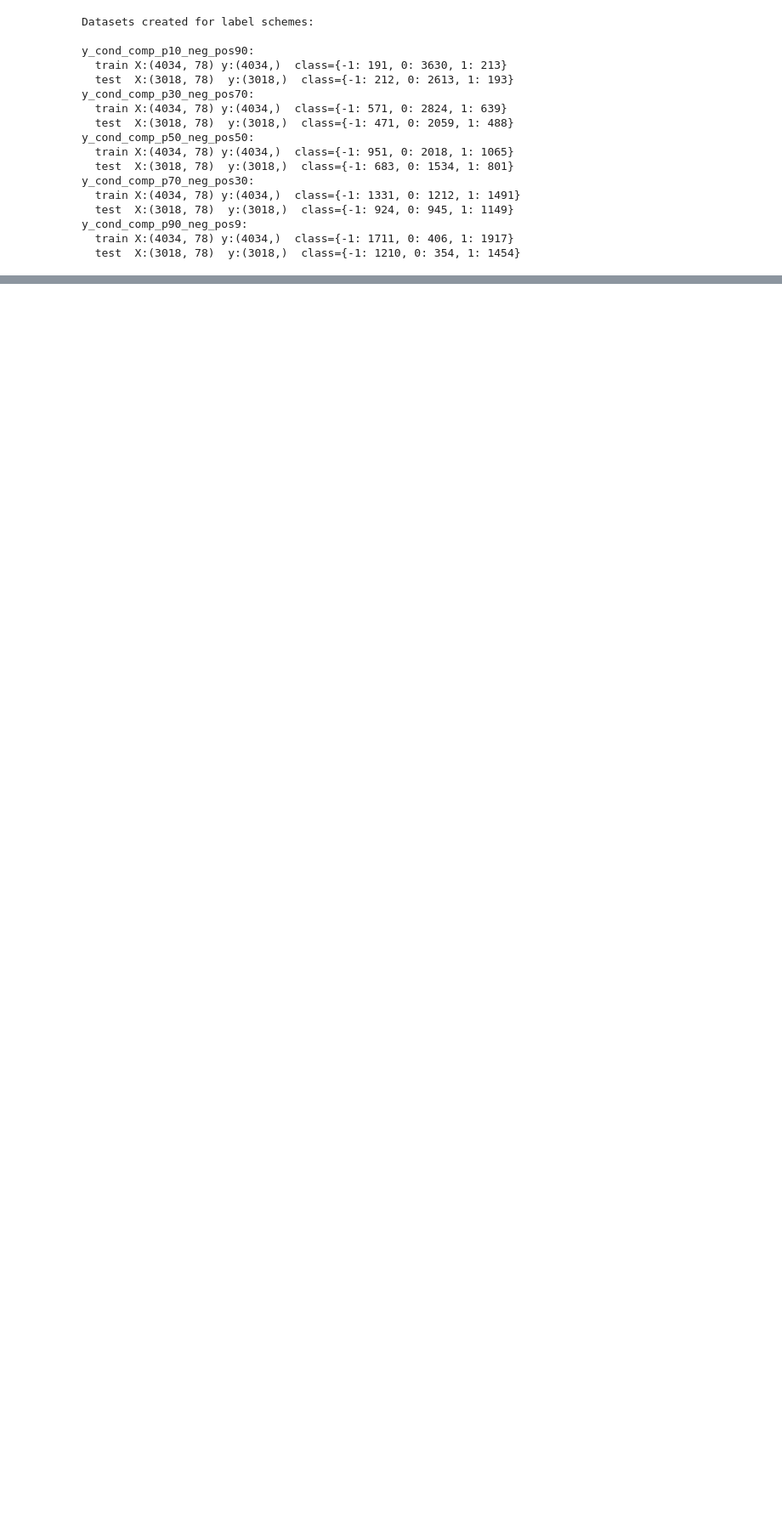
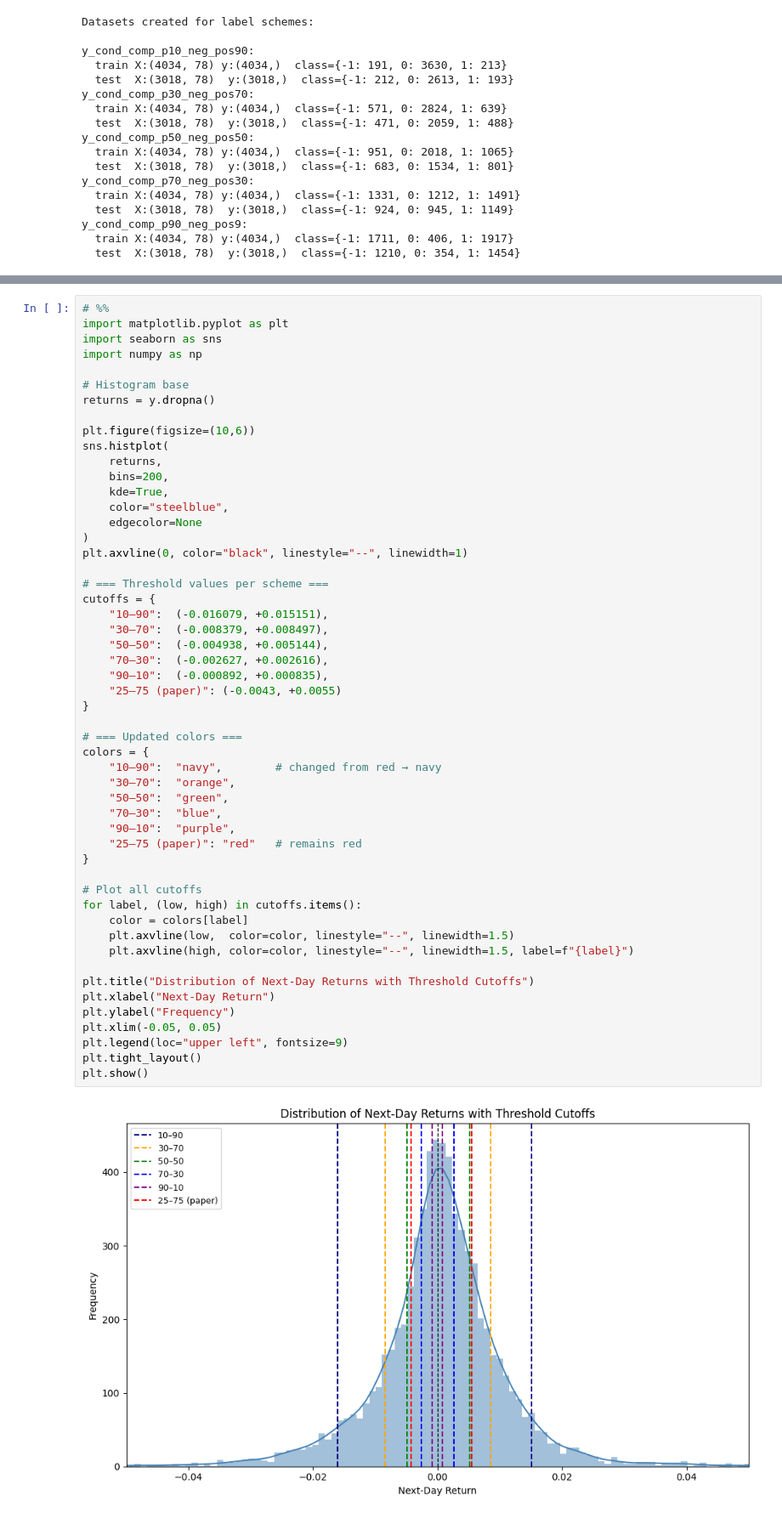
Before and after one commit to joerich1/AI-Trading_Bot, a Jupyter notebook: src/download and prep data.ipynb, the cells around one changed output, grey strips where cells are left out. Shown at 85% size. Drawn from its saved outputs; the diff is of its cells as text; blank space fills up the shorter version.

```diff
--- a/src/download and prep data.ipynb
+++ b/src/download and prep data.ipynb
@@ -1079,0 +1192,54 @@ All label variants saved to ../data/
+# %%
+# %%
+import matplotlib.pyplot as plt
+import seaborn as sns
+import numpy as np
+
+# Histogram base
+returns = y.dropna()
+
+plt.figure(figsize=(10,6))
+sns.histplot(
+    returns,
+    bins=200,
+    kde=True,
+    color="steelblue",
+    edgecolor=None
+)
+plt.axvline(0, color="black", linestyle="--", linewidth=1)
+
+# === Threshold values per scheme ===
+cutoffs = {
+    "10–90":  (-0.016079, +0.015151),
+    "30–70":  (-0.008379, +0.008497),
+    "50–50":  (-0.004938, +0.005144),
+    "70–30":  (-0.002627, +0.002616),
+    "90–10":  (-0.000892, +0.000835),
+    "25–75 (paper)": (-0.0043, +0.0055)
+}
+
+# === Updated colors ===
+colors = {
+    "10–90":  "navy",        # changed from red → navy
+    "30–70":  "orange",
+    "50–50":  "green",
+    "70–30":  "blue",
+    "90–10":  "purple",
+    "25–75 (paper)": "red"   # remains red
+}
+
+# Plot all cutoffs
+for label, (low, high) in cutoffs.items():
+    color = colors[label]
+    plt.axvline(low,  color=color, linestyle="--", linewidth=1.5)
+    plt.axvline(high, color=color, linestyle="--", linewidth=1.5, label=f"{label}")
+
+plt.title("Distribution of Next-Day Returns with Threshold Cutoffs")
+plt.xlabel("Next-Day Return")
+plt.ylabel("Frequency")
+plt.xlim(-0.05, 0.05)
+plt.legend(loc="upper left", fontsize=9)
+plt.tight_layout()
+plt.show()
+# %% [output]
+[figure, added]
```
Also changed, not shown: parts of 9 cells of this notebook, 25 other files.
